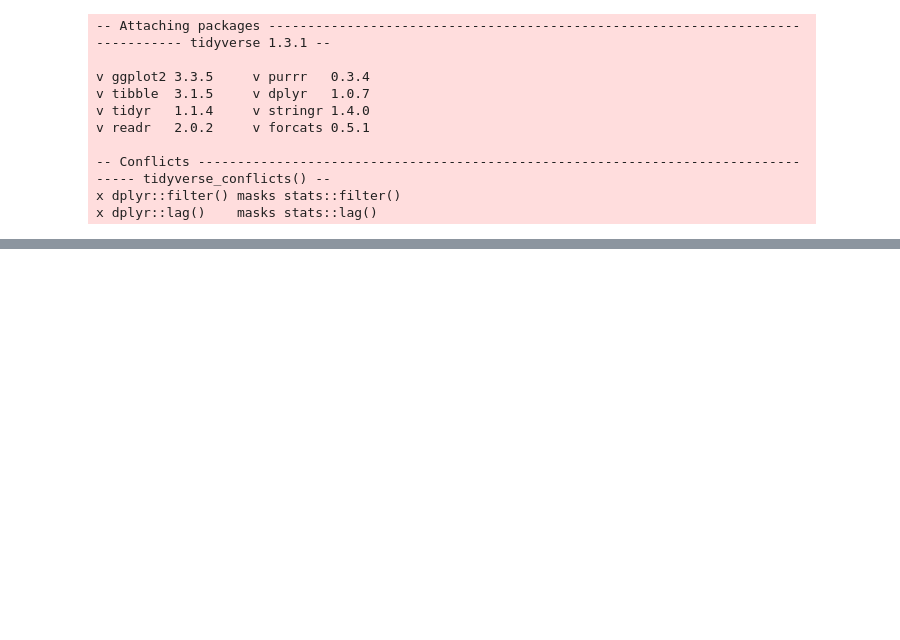
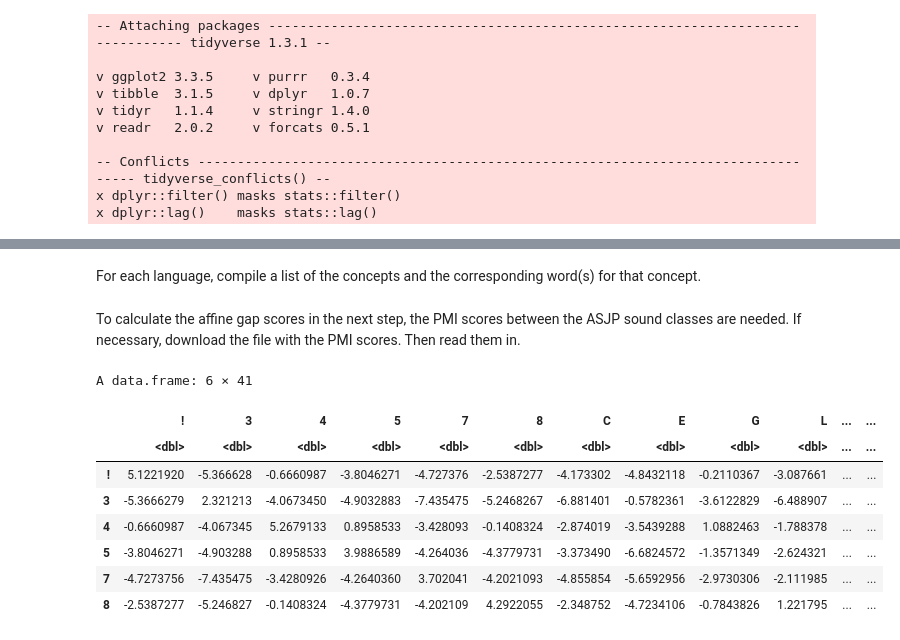
Before and after one commit to Arcumenn/BA-Thesis_NorthEuraLex, a Jupyter notebook: BA-Thesis.ipynb, the cells around one changed output, grey strips where cells are left out. Cells and saved outputs as stored; diff of their text form; code cells hidden in the pictures; blank space fills up the shorter version.

```diff
--- a/BA-Thesis.ipynb
+++ b/BA-Thesis.ipynb
@@ -82,0 +147,2 @@ A spec_tbl_df: 121613 × 10
+# %% [markdown]
+For each language, compile a list of the concepts and the corresponding word(s) for that concept.
@@ -82,0 +158,26 @@ A spec_tbl_df: 121613 × 10
+# %% [markdown]
+To calculate the affine gap scores in the next step, the PMI scores between the ASJP sound classes are needed. If necessary, download the file with the PMI scores. Then read them in.
+# %%
+PMI_data_loc = "pnas.1500331112.sd04.csv"
+
+
+if(!file.exists(PMI_data_loc)) {
+  download.file(
+    "http://www.pnas.org/lookup/suppl/doi:10.1073/pnas.1500331112/-/DCSupplemental/pnas.1500331112.sd04.csv",
+    dest = PMI_data_loc
+  )
+}
+
+
+PMI_scores = read.table("pnas.1500331112.sd04.csv", sep = ",", check.names=FALSE)
+head(PMI_scores)
+# %% [output]
+A data.frame: 6 × 41
+|  | ! | 3 | 4 | 5 | 7 | 8 | C | E | G | L | ... | ... |
+|  | <dbl> | <dbl> | <dbl> | <dbl> | <dbl> | <dbl> | <dbl> | <dbl> | <dbl> | <dbl> | ... | ... |
+| ! | 5.1221920 | -5.366628 | -0.6660987 | -3.8046271 | -4.727376 | -2.5387277 | -4.173302 | -4.8432118 | -0.2110367 | -3.087661 | ... | ... |
+| 3 | -5.3666279 | 2.321213 | -4.0673450 | -4.9032883 | -7.435475 | -5.2468267 | -6.881401 | -0.5782361 | -3.6122829 | -6.488907 | ... | ... |
+| 4 | -0.6660987 | -4.067345 | 5.2679133 | 0.8958533 | -3.428093 | -0.1408324 | -2.874019 | -3.5439288 | 1.0882463 | -1.788378 | ... | ... |
+| 5 | -3.8046271 | -4.903288 | 0.8958533 | 3.9886589 | -4.264036 | -4.3779731 | -3.373490 | -6.6824572 | -1.3571349 | -2.624321 | ... | ... |
+| 7 | -4.7273756 | -7.435475 | -3.4280926 | -4.2640360 | 3.702041 | -4.2021093 | -4.855854 | -5.6592956 | -2.9730306 | -2.111985 | ... | ... |
+| 8 | -2.5387277 | -5.246827 | -0.1408324 | -4.3779731 | -4.202109 | 4.2922055 | -2.348752 | -4.7234106 | -0.7843826 | 1.221795 | ... | ... |
```
Also changed, not shown: parts of 24 cells of this notebook.
